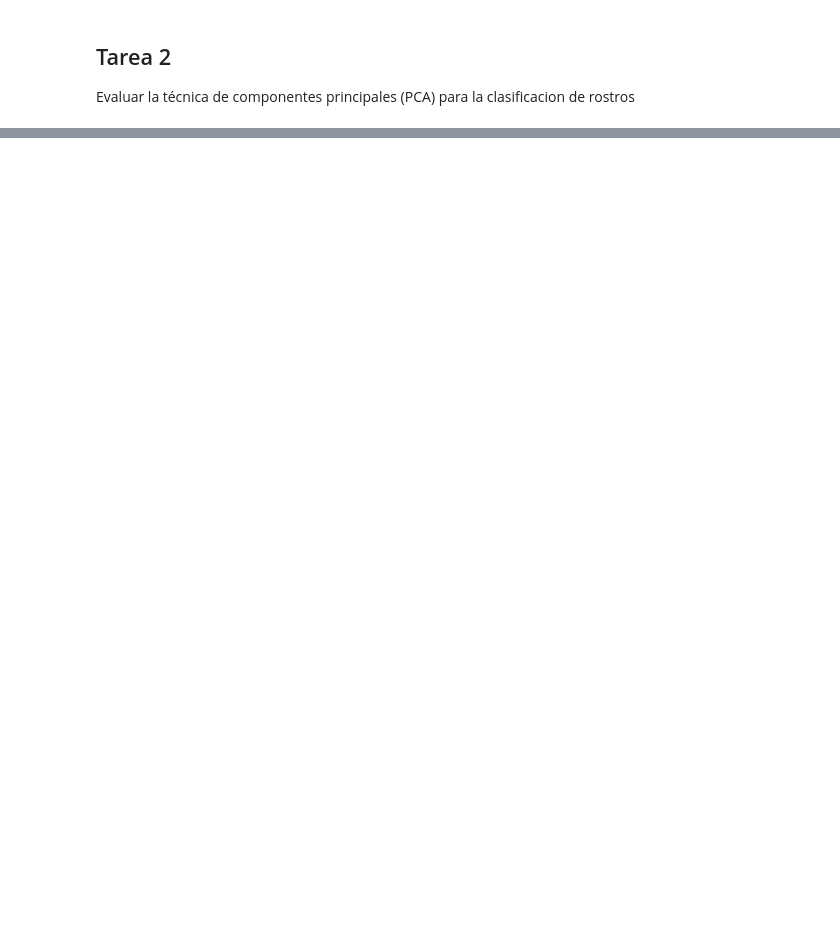
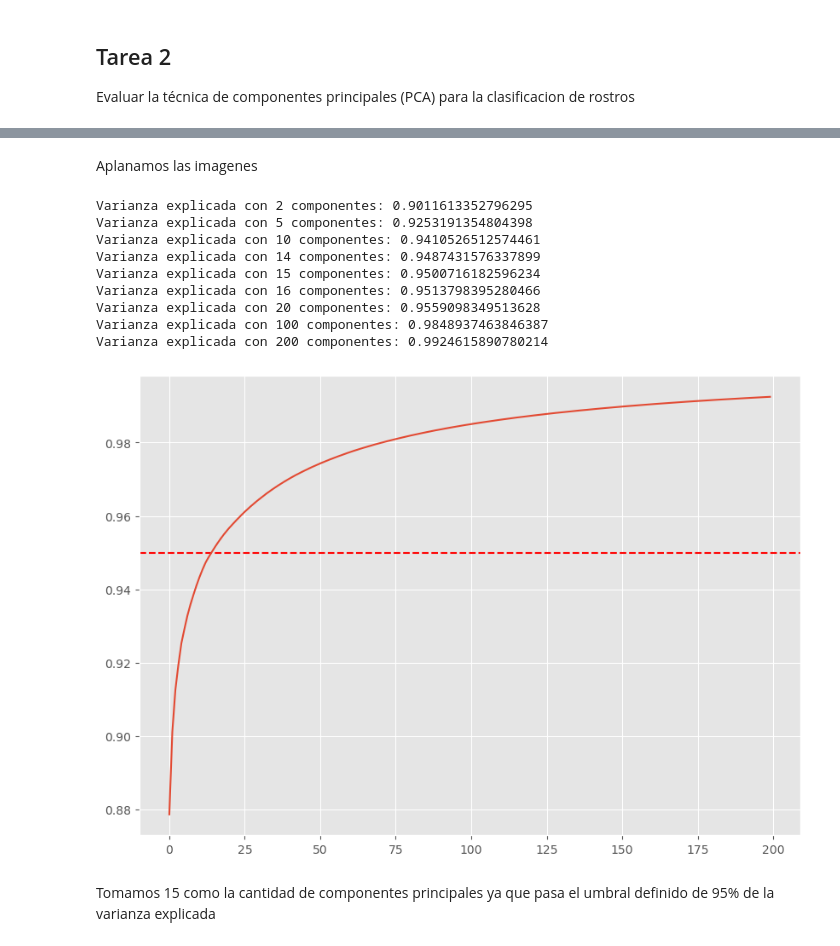
Before and after one commit to joacoguerrae/obligatorio_ml_para_ia, a Jupyter notebook: notebook_obligatorio_sanes_guerra.ipynb, the cells around one changed output, grey strips where cells are left out. Cells and saved outputs as stored; diff of their text form; code cells hidden in the pictures; blank space fills up the shorter version.

```diff
--- a/notebook_obligatorio_sanes_guerra.ipynb
+++ b/notebook_obligatorio_sanes_guerra.ipynb
@@ -126,0 +160,3 @@ with zipfile.ZipFile('Faces.zip', 'r') as zip_ref:
+# %%
+X = np.vstack([X_faces,X_fondos])
+y = np.hstack([y_faces,y_fondos])  # Etiquetas combinadas
@@ -126,0 +167,4 @@ with zipfile.ZipFile('Faces.zip', 'r') as zip_ref:
+# %% [markdown]
+Aplanamos las imagenes
+# %%
+X = np.array([im.flatten() for im in tqdm(X, desc='Construyendo X')])
@@ -126,0 +174,31 @@ with zipfile.ZipFile('Faces.zip', 'r') as zip_ref:
+# %%
+X_train, X_val, y_train, y_val = train_test_split(X, y, test_size=0.1, random_state=42)
+# %%
+# PCA
+pca_values = [2,5,10,14,15,16,20,100,200]
+pca_dict = {}
+for i in pca_values:
+    pca_dict[i] = PCA(n_components=i, whiten=False)
+    pca_dict[i].fit(X_train)
+# %%
+for i in pca_values:
+    print(f"Varianza explicada con {i} componentes: {np.sum(pca_dict[i].explained_variance_ratio_)}")
+    #print(f"Varianza explicada acumulada con {i} componentes: {np.cumsum(pca_dict[i].explained_variance_ratio_)}")
+
+fig, ax = plt.subplots(1, figsize=(10, 7))
+ax.axhline(y=0.95, color='r', linestyle='--', label='95%')
+plt.plot(np.cumsum(pca_dict[200].explained_variance_ratio_), label=f'{200} componentes')
+plt.show()
+# %% [output]
+Varianza explicada con 2 componentes: 0.9011613352796295
+Varianza explicada con 5 componentes: 0.9253191354804398
+Varianza explicada con 10 componentes: 0.9410526512574461
+Varianza explicada con 14 componentes: 0.9487431576337899
+Varianza explicada con 15 componentes: 0.9500716182596234
+Varianza explicada con 16 componentes: 0.9513798395280466
+Varianza explicada con 20 componentes: 0.9559098349513628
+Varianza explicada con 100 componentes: 0.9848937463846387
+Varianza explicada con 200 componentes: 0.9924615890780214
+[figure, added]
+# %% [markdown]
+Tomamos 15 como la cantidad de componentes principales ya que pasa el umbral definido de 95% de la varianza explicada
```
Also changed, not shown: parts of 54 cells of this notebook, 3 other files.
